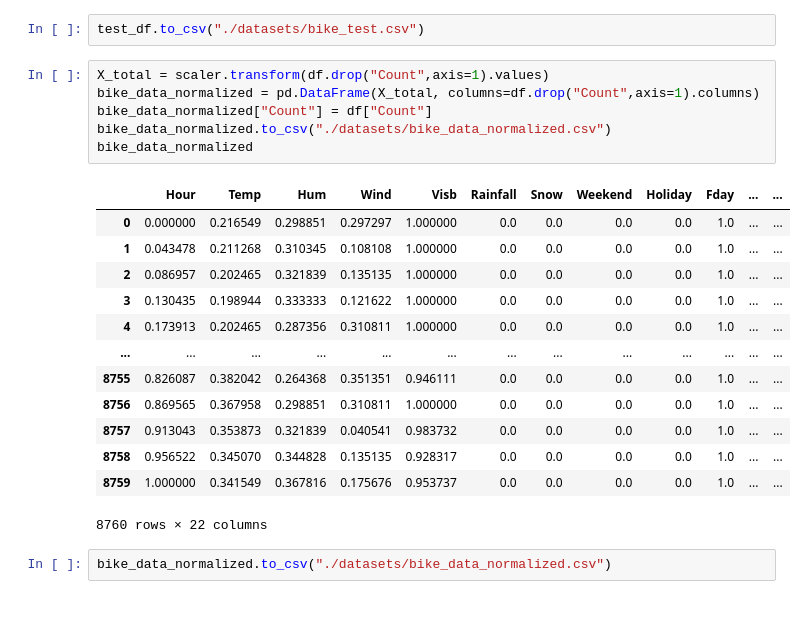
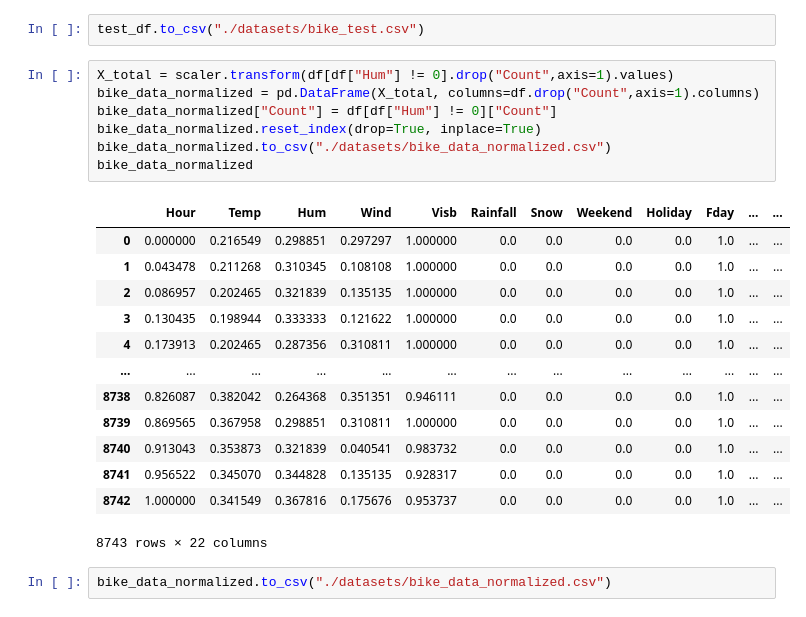
Before and after one commit to lohnguyen/bike-regressor, a Jupyter notebook: machine_learning/dataset_setup.ipynb, the cells around one changed output. Drawn from its saved outputs; the diff is of its cells as text.

Commit message:
update time series data and removed humidity for combined data set

```diff
--- a/machine_learning/dataset_setup.ipynb
+++ b/machine_learning/dataset_setup.ipynb
@@ -214,25 +214,26 @@ train_df.to_csv("./datasets/bike_train.csv")
 # %%
 test_df.to_csv("./datasets/bike_test.csv")
 # %%
-X_total = scaler.transform(df.drop("Count",axis=1).values)
+X_total = scaler.transform(df[df["Hum"] != 0].drop("Count",axis=1).values)
 bike_data_normalized = pd.DataFrame(X_total, columns=df.drop("Count",axis=1).columns)
-bike_data_normalized["Count"] = df["Count"]
+bike_data_normalized["Count"] = df[df["Hum"] != 0]["Count"]
+bike_data_normalized.reset_index(drop=True, inplace=True)
 bike_data_normalized.to_csv("./datasets/bike_data_normalized.csv")
 bike_data_normalized
 # %% [output]
 |  | Hour | Temp | Hum | Wind | Visb | Rainfall | Snow | Weekend | Holiday | Fday | ... | ... |
 | 0 | 0.000000 | 0.216549 | 0.298851 | 0.297297 | 1.000000 | 0.0 | 0.0 | 0.0 | 0.0 | 1.0 | ... | ... |
 | 1 | 0.043478 | 0.211268 | 0.310345 | 0.108108 | 1.000000 | 0.0 | 0.0 | 0.0 | 0.0 | 1.0 | ... | ... |
 | 2 | 0.086957 | 0.202465 | 0.321839 | 0.135135 | 1.000000 | 0.0 | 0.0 | 0.0 | 0.0 | 1.0 | ... | ... |
 | 3 | 0.130435 | 0.198944 | 0.333333 | 0.121622 | 1.000000 | 0.0 | 0.0 | 0.0 | 0.0 | 1.0 | ... | ... |
 | 4 | 0.173913 | 0.202465 | 0.287356 | 0.310811 | 1.000000 | 0.0 | 0.0 | 0.0 | 0.0 | 1.0 | ... | ... |
 | ... | ... | ... | ... | ... | ... | ... | ... | ... | ... | ... | ... | ... |
-| 8755 | 0.826087 | 0.382042 | 0.264368 | 0.351351 | 0.946111 | 0.0 | 0.0 | 0.0 | 0.0 | 1.0 | ... | ... |
-| 8756 | 0.869565 | 0.367958 | 0.298851 | 0.310811 | 1.000000 | 0.0 | 0.0 | 0.0 | 0.0 | 1.0 | ... | ... |
-| 8757 | 0.913043 | 0.353873 | 0.321839 | 0.040541 | 0.983732 | 0.0 | 0.0 | 0.0 | 0.0 | 1.0 | ... | ... |
-| 8758 | 0.956522 | 0.345070 | 0.344828 | 0.135135 | 0.928317 | 0.0 | 0.0 | 0.0 | 0.0 | 1.0 | ... | ... |
-| 8759 | 1.000000 | 0.341549 | 0.367816 | 0.175676 | 0.953737 | 0.0 | 0.0 | 0.0 | 0.0 | 1.0 | ... | ... |
+| 8738 | 0.826087 | 0.382042 | 0.264368 | 0.351351 | 0.946111 | 0.0 | 0.0 | 0.0 | 0.0 | 1.0 | ... | ... |
+| 8739 | 0.869565 | 0.367958 | 0.298851 | 0.310811 | 1.000000 | 0.0 | 0.0 | 0.0 | 0.0 | 1.0 | ... | ... |
+| 8740 | 0.913043 | 0.353873 | 0.321839 | 0.040541 | 0.983732 | 0.0 | 0.0 | 0.0 | 0.0 | 1.0 | ... | ... |
+| 8741 | 0.956522 | 0.345070 | 0.344828 | 0.135135 | 0.928317 | 0.0 | 0.0 | 0.0 | 0.0 | 1.0 | ... | ... |
+| 8742 | 1.000000 | 0.341549 | 0.367816 | 0.175676 | 0.953737 | 0.0 | 0.0 | 0.0 | 0.0 | 1.0 | ... | ... |
-8760 rows × 22 columns
+8743 rows × 22 columns
 # %%
 bike_data_normalized.to_csv("./datasets/bike_data_normalized.csv")
 # %%
```
Also changed, not shown: parts of 1 cell of this notebook, 2 other files.
